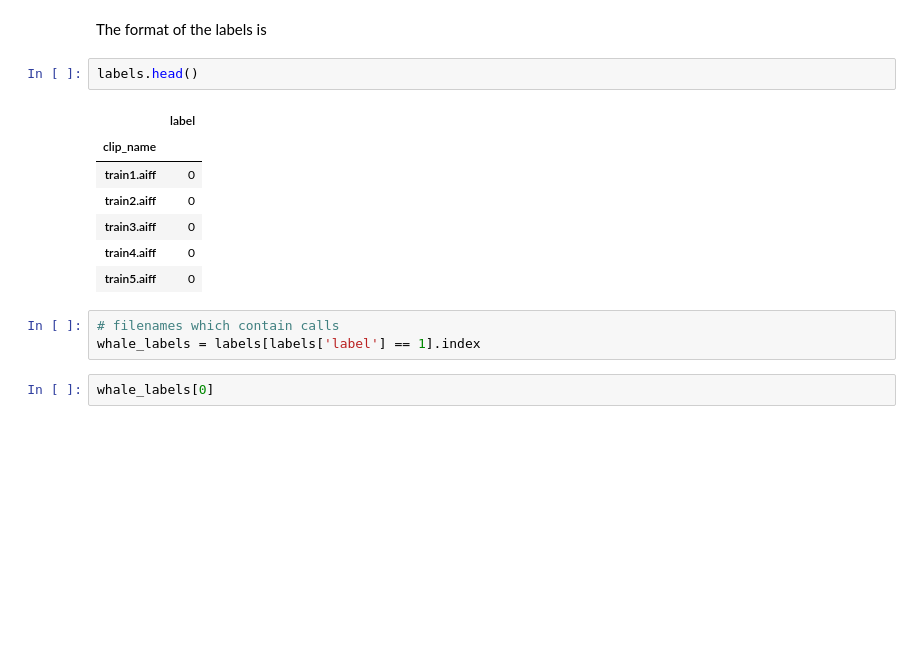
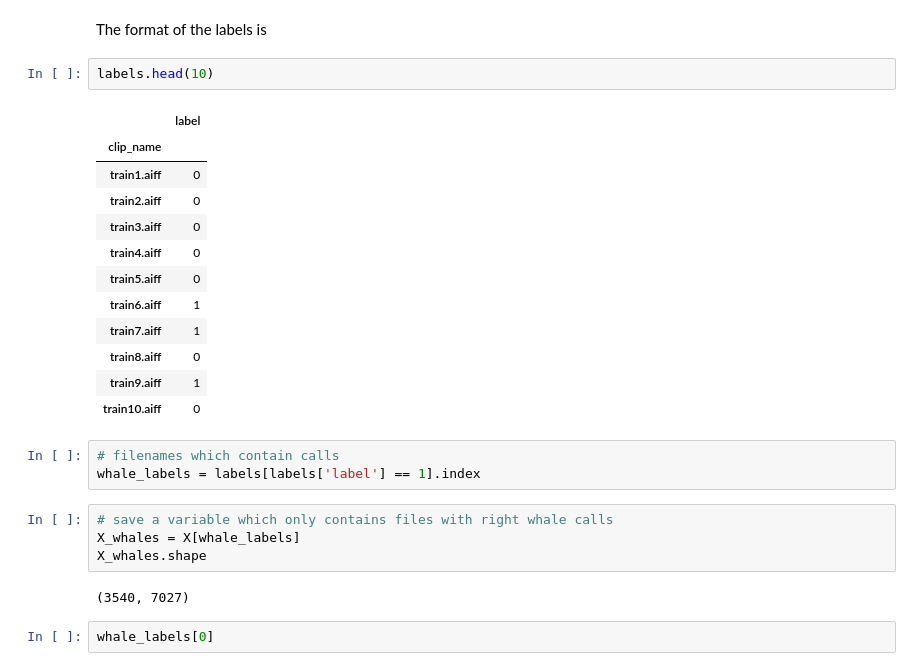
Before and after one commit to oceanhackweek/ohw2018_tutorials, a Jupyter notebook: day4/data-mining/WhaleSoundMining.ipynb, the cells around one changed output. Saved outputs shown, nothing was run; the diff lists cells and outputs as text; blank space fills up the shorter version.

```diff
--- a/day4/data-mining/WhaleSoundMining.ipynb
+++ b/day4/data-mining/WhaleSoundMining.ipynb
@@ -43,18 +47,29 @@ labels = pd.read_csv(os.path.join('whale_data','train.csv'), index_col = 0)
 # %% [markdown]
 The format of the labels is
 # %%
-labels.head()
+labels.head(10)
 # %% [output]
 |  | label |
 | clip_name |  |
 | train1.aiff | 0 |
 | train2.aiff | 0 |
 | train3.aiff | 0 |
 | train4.aiff | 0 |
 | train5.aiff | 0 |
+| train6.aiff | 1 |
+| train7.aiff | 1 |
+| train8.aiff | 0 |
+| train9.aiff | 1 |
+| train10.aiff | 0 |
 # %%
 # filenames which contain calls
 whale_labels = labels[labels['label'] == 1].index
+# %%
+# save a variable which only contains files with right whale calls
+X_whales = X[whale_labels]
+X_whales.shape
+# %% [output]
+(3540, 7027)
 # %%
 whale_labels[0]
 # %% [output]
```
Also changed, not shown: parts of 81 cells of this notebook.
